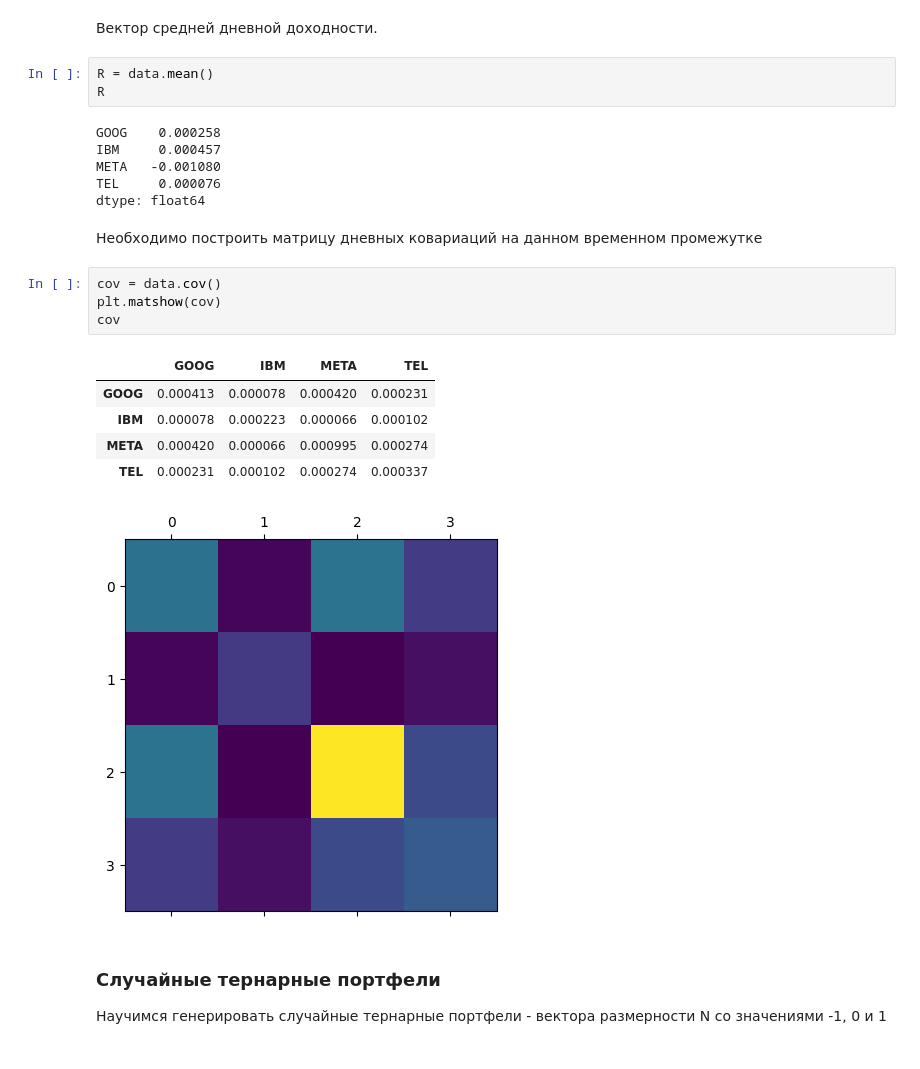
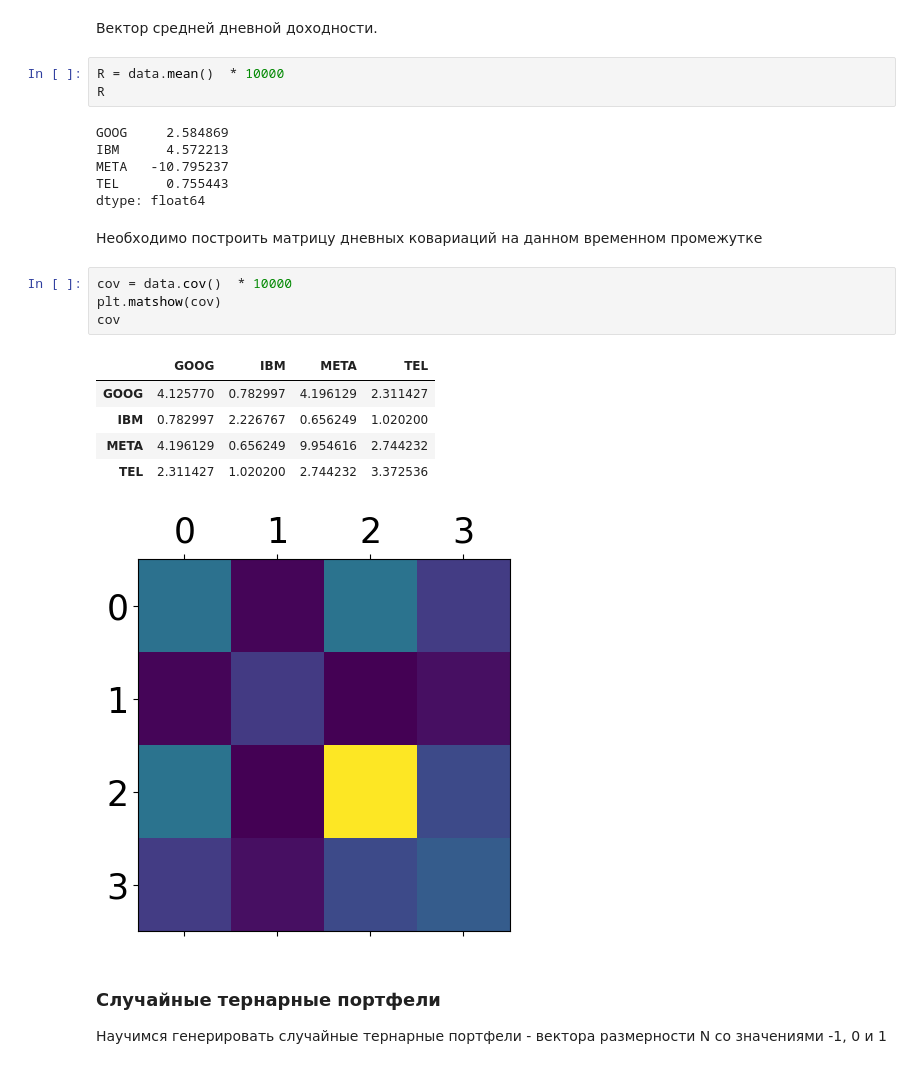
Before and after one commit to artem-phys/quto, a Jupyter notebook: qutrits.ipynb, the cells around one changed output. Cells and saved outputs as stored; diff of their text form.

```diff
--- a/qutrits.ipynb
+++ b/qutrits.ipynb
@@ -84,27 +89,27 @@ data.tail()
 # %% [markdown]
 Вектор средней дневной доходности.
 # %%
-R = data.mean()
+R = data.mean()  * 10000
 R
 # %% [output]
-GOOG    0.000258
-IBM     0.000457
-META   -0.001080
-TEL     0.000076
+GOOG     2.584869
+IBM      4.572213
+META   -10.795237
+TEL      0.755443
 dtype: float64
 # %% [markdown]
 Необходимо построить матрицу дневных ковариаций на данном временном промежутке
 # %%
-cov = data.cov()
+cov = data.cov()  * 10000
 plt.matshow(cov)
 cov
 # %% [output]
 |  | GOOG | IBM | META | TEL |
-| GOOG | 0.000413 | 0.000078 | 0.000420 | 0.000231 |
-| IBM | 0.000078 | 0.000223 | 0.000066 | 0.000102 |
-| META | 0.000420 | 0.000066 | 0.000995 | 0.000274 |
-| TEL | 0.000231 | 0.000102 | 0.000274 | 0.000337 |
+| GOOG | 4.125770 | 0.782997 | 4.196129 | 2.311427 |
+| IBM | 0.782997 | 2.226767 | 0.656249 | 1.020200 |
+| META | 4.196129 | 0.656249 | 9.954616 | 2.744232 |
+| TEL | 2.311427 | 1.020200 | 2.744232 | 3.372536 |
-[figure, old version]
+[figure, new version]
 # %% [markdown]
 ### Случайные тернарные портфели
 
```
Also changed, not shown: parts of 39 cells of this notebook.
